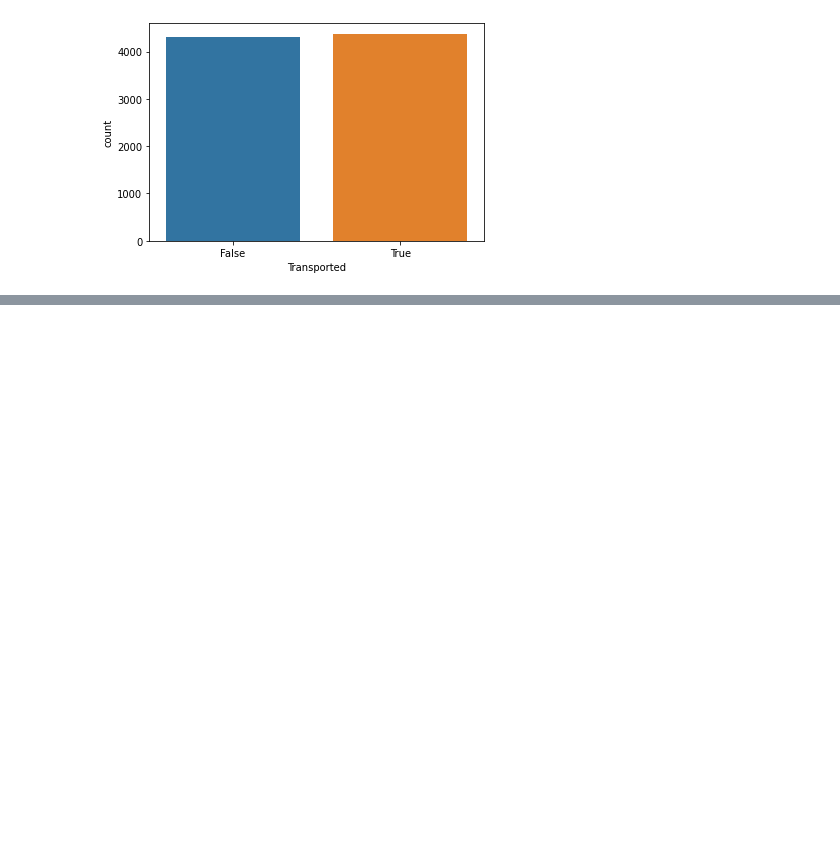
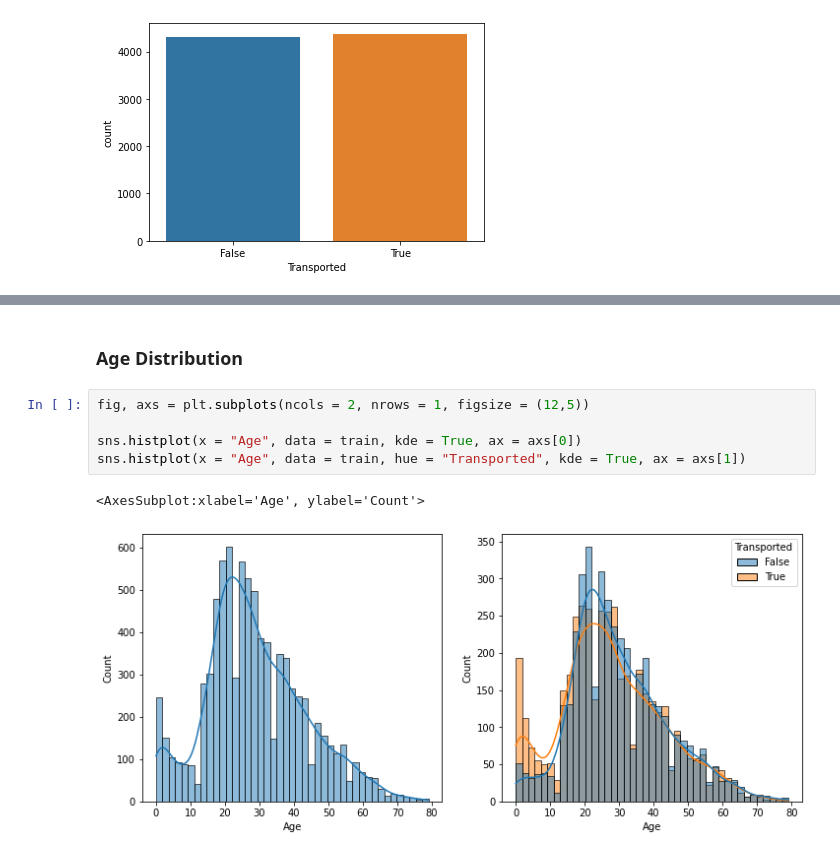
Before and after one commit to danielsaiger1/Data_Analytics, a Jupyter notebook: spaceship-titanic.ipynb, the cells around one changed output, grey strips where cells are left out. Drawn from its saved outputs; the diff is of its cells as text; blank space fills up the shorter version.

```diff
--- a/spaceship-titanic.ipynb
+++ b/spaceship-titanic.ipynb
@@ -165,0 +181,10 @@ sns.countplot(data = train, x = "Transported")
+# %% [markdown]
+### Age Distribution
+# %%
+fig, axs = plt.subplots(ncols = 2, nrows = 1, figsize = (12,5))
+
+sns.histplot(x = "Age", data = train, kde = True, ax = axs[0])
+sns.histplot(x = "Age", data = train, hue = "Transported", kde = True, ax = axs[1])
+# %% [output]
+<AxesSubplot:xlabel='Age', ylabel='Count'>
+[figure, added]
```
Also changed, not shown: parts of 4 cells of this notebook.
